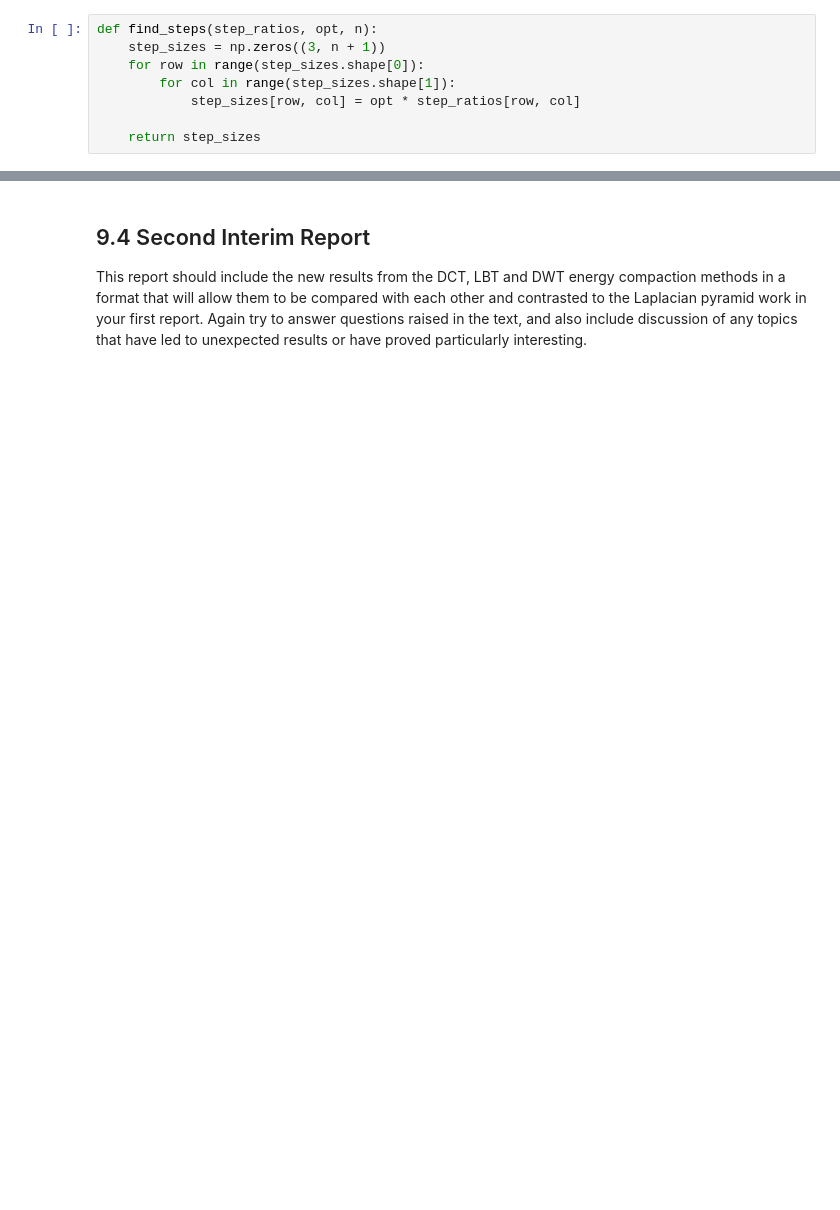
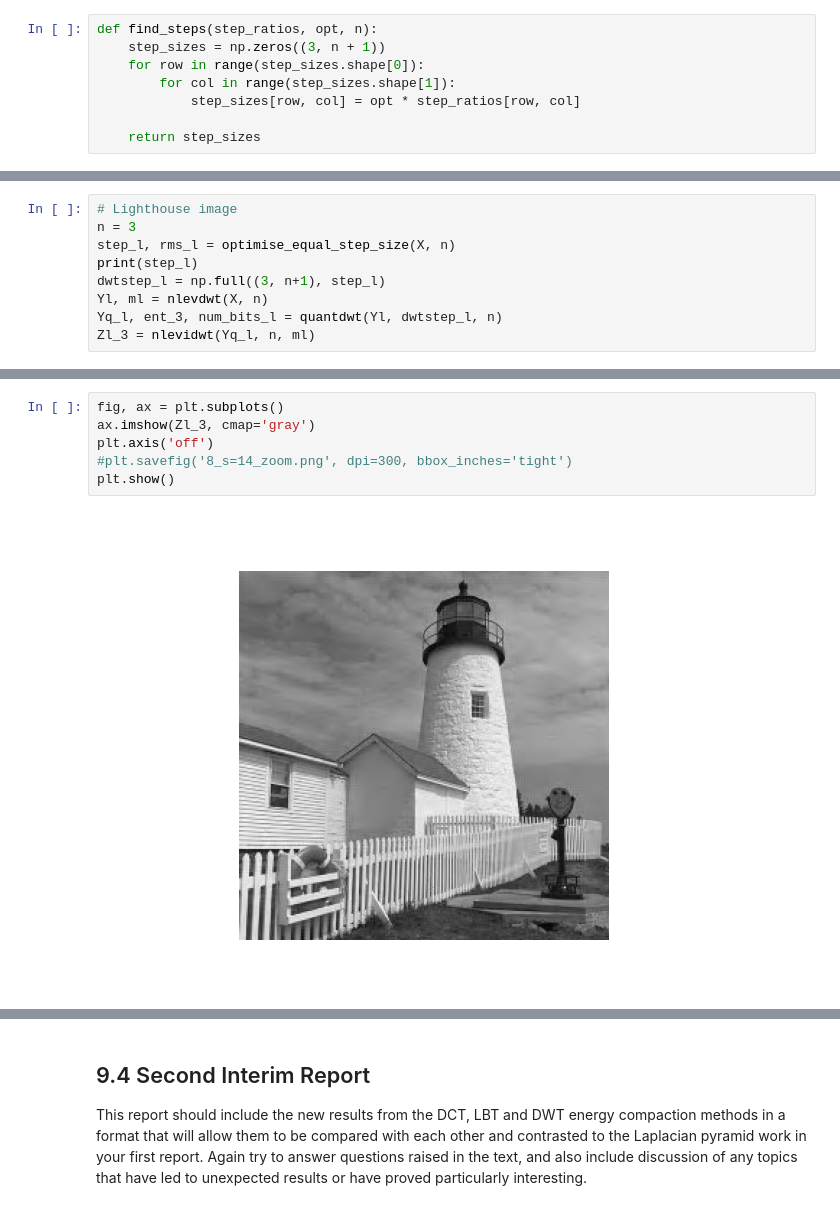
Before and after one commit to ki277/cued_sf2_lab, a Jupyter notebook: 9-dwt.ipynb, the cells around one changed output, grey strips where cells are left out. Saved outputs shown, nothing was run; the diff lists cells and outputs as text; blank space fills up the shorter version.

```diff
--- a/9-dwt.ipynb
+++ b/9-dwt.ipynb
@@ -600,0 +606,9 @@ print(Yq)
+# %%
+# Lighthouse image
+n = 3
+step_l, rms_l = optimise_equal_step_size(X, n)
+print(step_l)
+dwtstep_l = np.full((3, n+1), step_l)
+Yl, ml = nlevdwt(X, n)
+Yq_l, ent_3, num_bits_l = quantdwt(Yl, dwtstep_l, n)
+Zl_3 = nlevidwt(Yq_l, n, ml)
@@ -600,0 +624,8 @@ print(Yq)
+# %%
+fig, ax = plt.subplots()
+ax.imshow(Zl_3, cmap='gray')
+plt.axis('off')
+#plt.savefig('8_s=14_zoom.png', dpi=300, bbox_inches='tight')
+plt.show()
+# %% [output]
+[figure, added]
```
Also changed, not shown: parts of 21 cells of this notebook.
